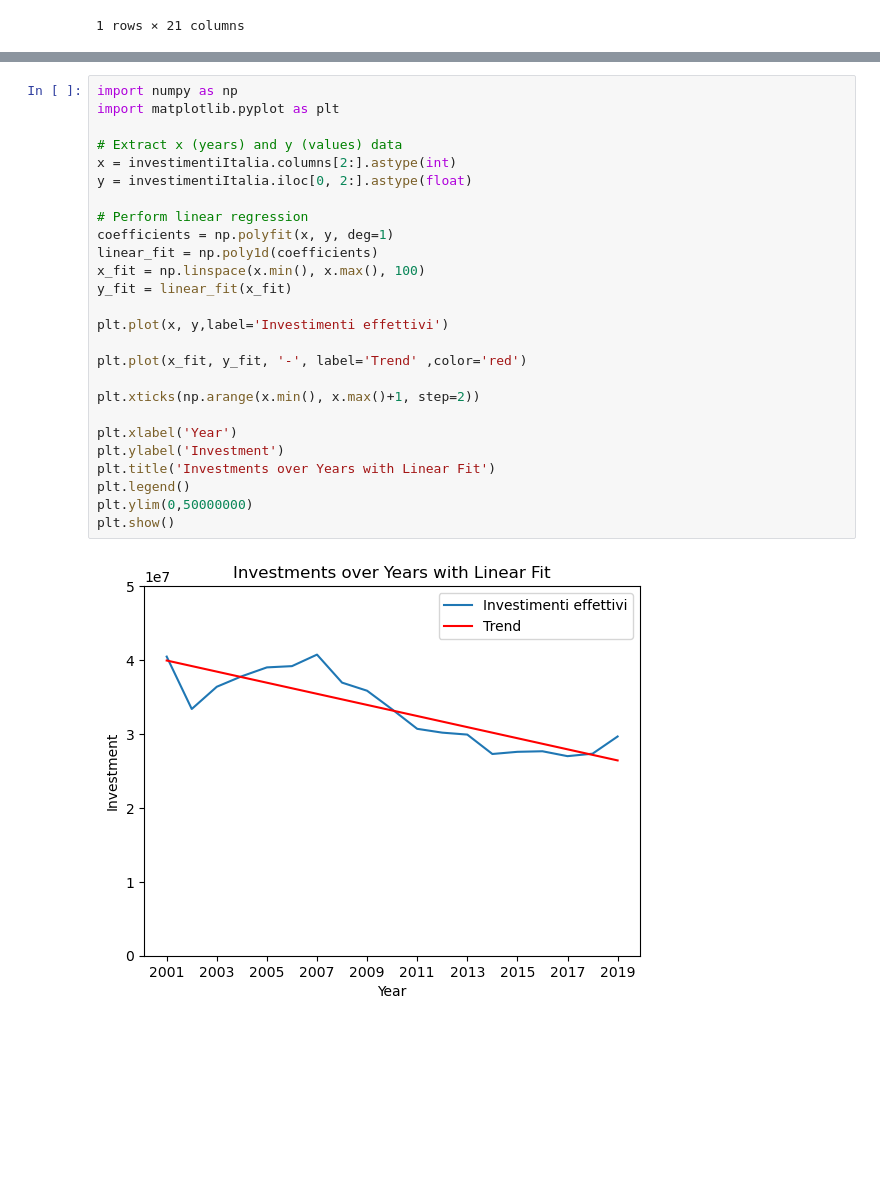
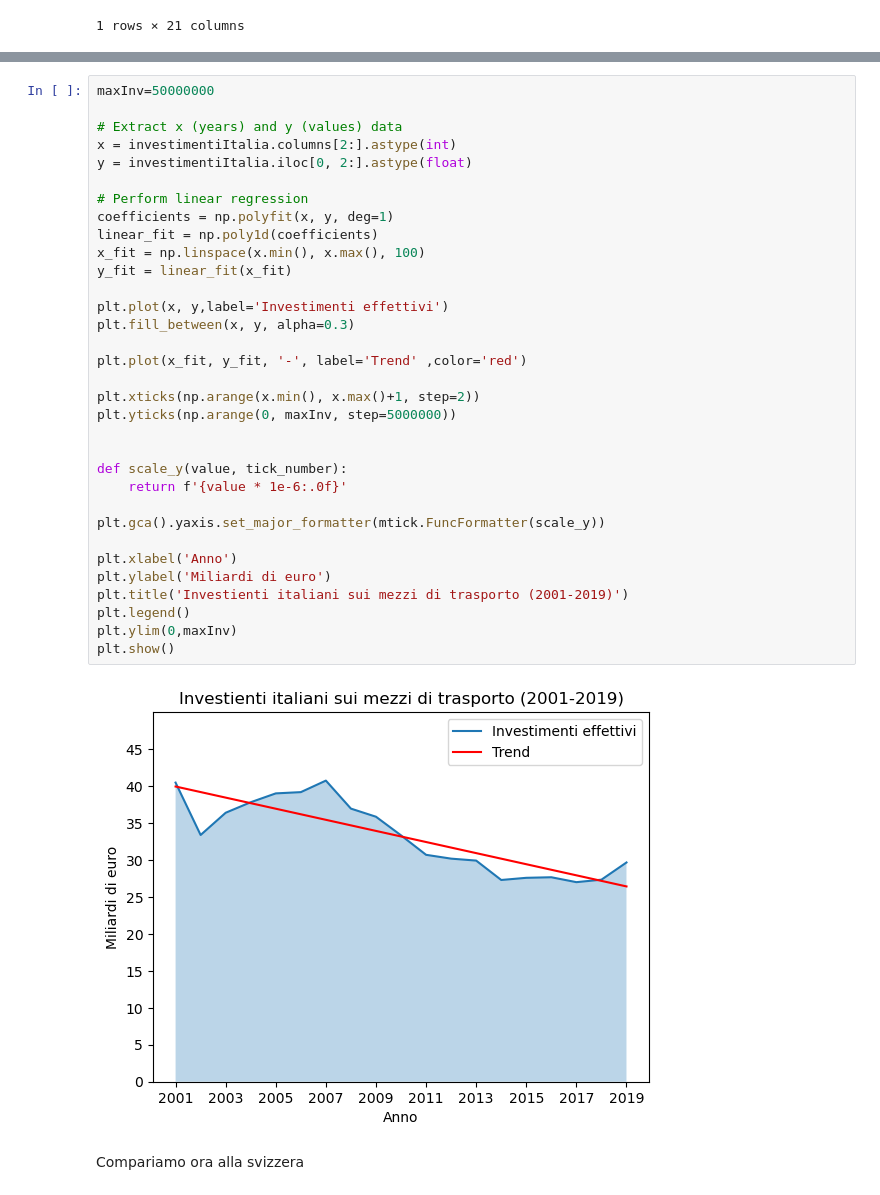
Before and after one commit to alemele01/vs24, a Jupyter notebook: investimentiSvizzeri.ipynb, the cells around one changed output, grey strips where cells are left out. Cells and saved outputs as stored; diff of their text form; blank space fills up the shorter version.

Commit message:
Serve una conversione franco-euro chiara

```diff
--- a/investimentiSvizzeri.ipynb
+++ b/investimentiSvizzeri.ipynb
@@ -216,28 +193,37 @@ plt.show()
 # %%
-import numpy as np
-import matplotlib.pyplot as plt
+maxInv=50000000
 
 # Extract x (years) and y (values) data
 x = investimentiItalia.columns[2:].astype(int)
 y = investimentiItalia.iloc[0, 2:].astype(float)
 
 # Perform linear regression
 coefficients = np.polyfit(x, y, deg=1)
 linear_fit = np.poly1d(coefficients)
 x_fit = np.linspace(x.min(), x.max(), 100)
 y_fit = linear_fit(x_fit)
 
 plt.plot(x, y,label='Investimenti effettivi')
+plt.fill_between(x, y, alpha=0.3)
 
 plt.plot(x_fit, y_fit, '-', label='Trend' ,color='red')
 
 plt.xticks(np.arange(x.min(), x.max()+1, step=2))
+plt.yticks(np.arange(0, maxInv, step=5000000))
 
-plt.xlabel('Year')
-plt.ylabel('Investment')
-plt.title('Investments over Years with Linear Fit')
+
+def scale_y(value, tick_number):
+    return f'{value * 1e-6:.0f}'
+
+plt.gca().yaxis.set_major_formatter(mtick.FuncFormatter(scale_y))
+
+plt.xlabel('Anno')
+plt.ylabel('Miliardi di euro')
+plt.title('Investienti italiani sui mezzi di trasporto (2001-2019)')
 plt.legend()
-plt.ylim(0,50000000)
+plt.ylim(0,maxInv)
 plt.show()
 # %% [output]
-[figure, old version]
+[figure, new version]
+# %% [markdown]
+Compariamo ora alla svizzera
```
Also changed, not shown: parts of 40 cells of this notebook, 7 other files.
